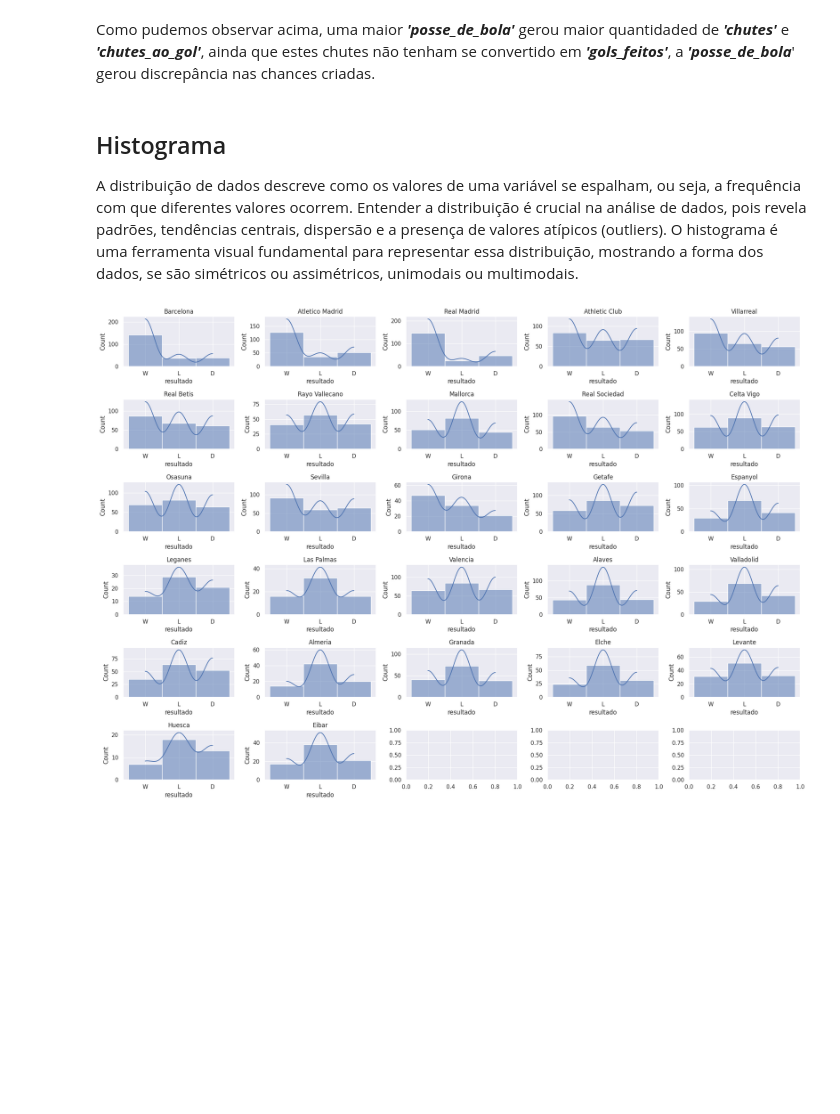
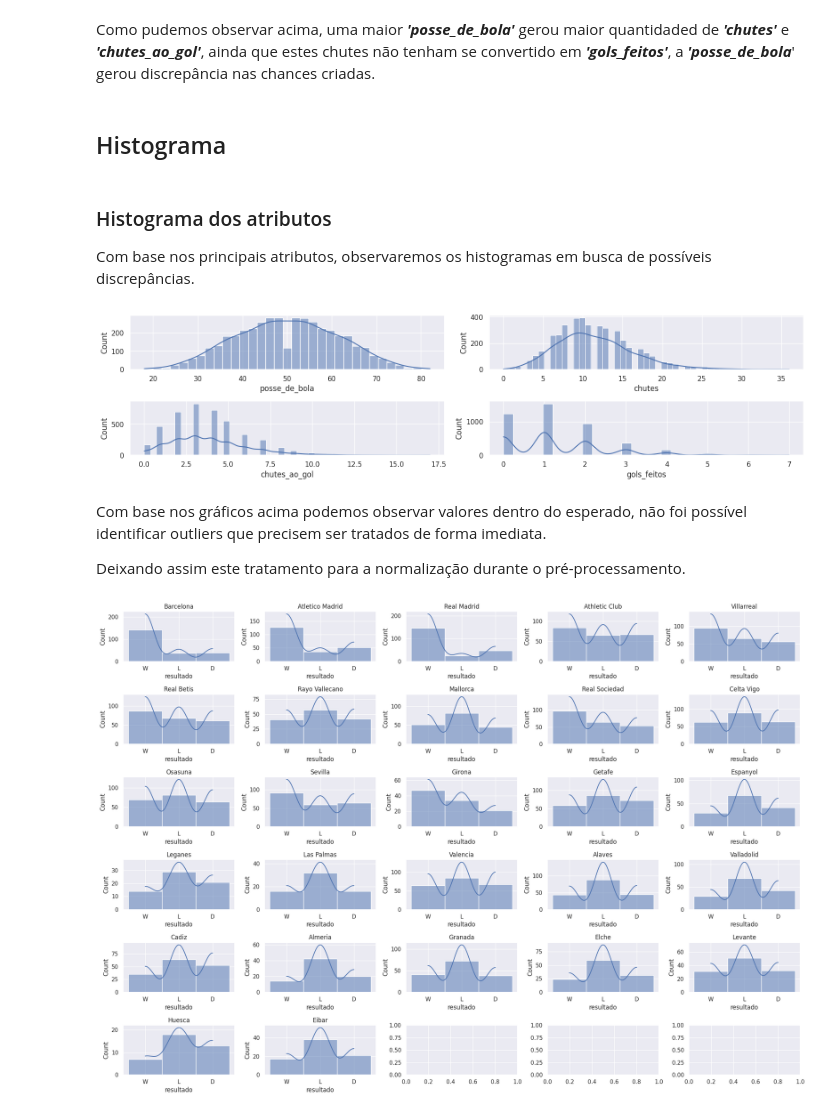
Before and after one commit to guilhermer1/mvp_AnaliseDeDados, a Jupyter notebook: Análise_de_Dados_e_Boas_Práticas-LaLiga.ipynb, the cells around one changed output. Drawn from its saved outputs; the diff is of its cells as text; code cells hidden in the pictures; blank space fills up the shorter version.

```diff
--- a/Análise_de_Dados_e_Boas_Práticas-LaLiga.ipynb
+++ b/Análise_de_Dados_e_Boas_Práticas-LaLiga.ipynb
@@ -351,10 +369,28 @@ maior_posse_de_bola[['resultado', 'posse_de_bola', 'chutes', 'chutes_ao_gol', 'g
 | 2897 | D | 81.0 | 19.0 | 3.0 | 1.0 | 1.0 | Barcelona |
 # %% [markdown]
 Como pudemos observar acima, uma maior ***'posse_de_bola'*** gerou maior quantidaded de ***'chutes'*** e ***'chutes_ao_gol'***, ainda que estes chutes não tenham se convertido em ***'gols_feitos'***, a ***'posse_de_bola***' gerou discrepância nas chances criadas.
-# %% [markdown]
-## Histograma
-
-A distribuição de dados descreve como os valores de uma variável se espalham, ou seja, a frequência com que diferentes valores ocorrem. Entender a distribuição é crucial na análise de dados, pois revela padrões, tendências centrais, dispersão e a presença de valores atípicos (outliers). O histograma é uma ferramenta visual fundamental para representar essa distribuição, mostrando a forma dos dados, se são simétricos ou assimétricos, unimodais ou multimodais.
+# %% [markdown]
+## Histograma
+# %% [markdown]
+### Histograma dos atributos
+
+Com base nos principais atributos, observaremos os histogramas em busca de possíveis discrepâncias.
+# %%
+#Histograma 'posse_de_bola', 'chutes', 'chutes_ao_gol', 'gols_f
+fig, axes = plt.subplots(2,2 ,figsize=(16, 4))
+
+sns.histplot(laliga['posse_de_bola'], kde=True, ax=axes[0,0])
+sns.histplot(laliga['chutes'], kde=True, ax=axes[0,1])
+sns.histplot(laliga['chutes_ao_gol'], kde=True, ax=axes[1,0])
+sns.histplot(laliga['gols_feitos'], kde=True, ax=axes[1,1])
+
+plt.tight_layout()
+# %% [output]
+[figure, added]
+# %% [markdown]
+Com base nos gráficos acima podemos observar valores dentro do esperado, não foi possível identificar outliers que precisem ser tratados de forma imediata.
+
+Deixando assim este tratamento para a normalização durante o pré-processamento.
 # %%
 # histograma de resultados por clubes
 fig, axes = plt.subplots(6, 5, figsize=(20, 14))
```
Also changed, not shown: parts of 20 cells of this notebook.
